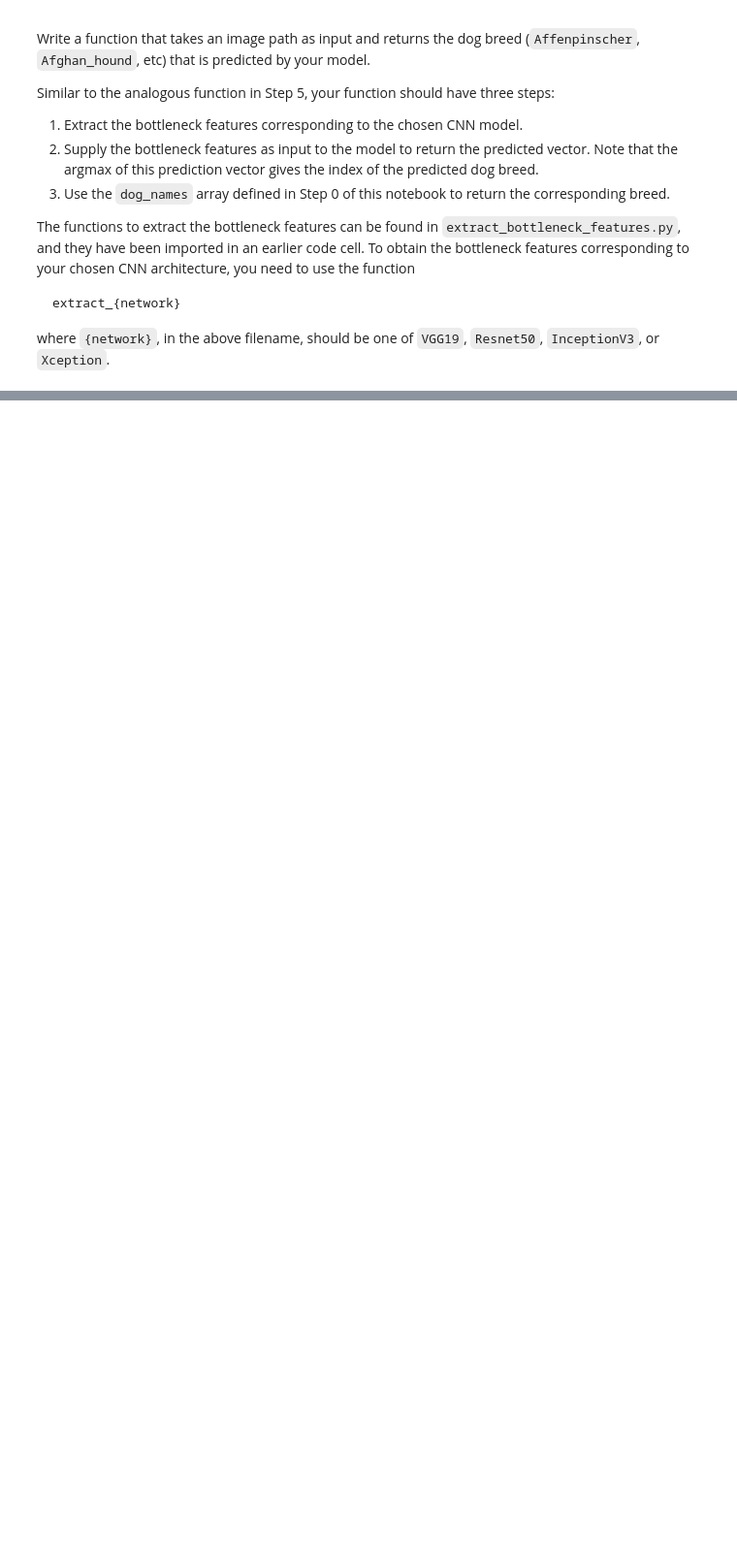
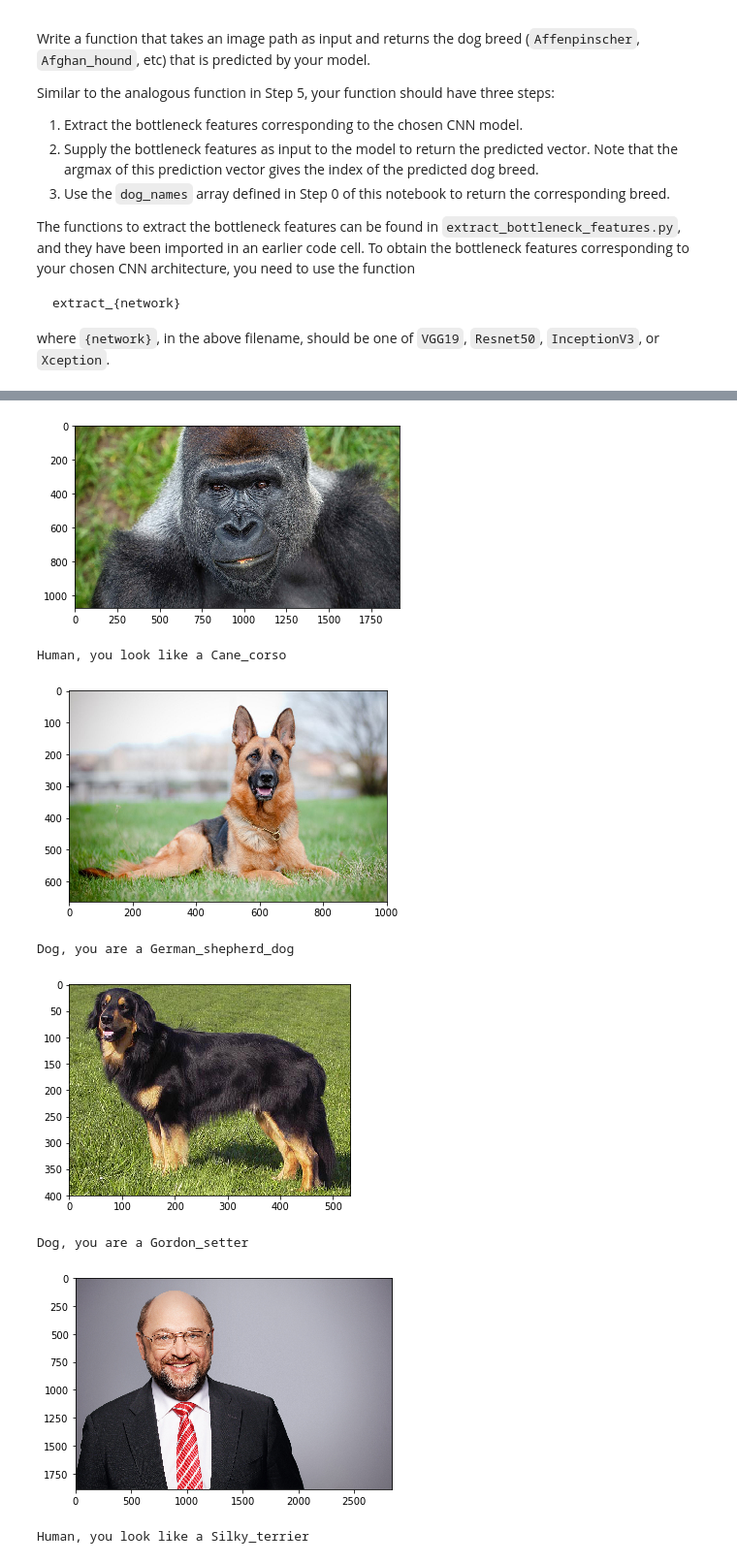
Before and after one commit to bn2302/dog-project, a Jupyter notebook: dog_app.ipynb, the cells around one changed output, grey strips where cells are left out. Shown at 97% size. Cells and saved outputs as stored; diff of their text form; code cells hidden in the pictures; blank space fills up the shorter version.

```diff
--- a/dog_app.ipynb
+++ b/dog_app.ipynb
@@ -800,3 +986,16 @@ Some sample output for our algorithm is provided below, but feel free to design
 # %%
-### TODO: Write your algorithm.
-### Feel free to use as many code cells as needed.
+## Execute your algorithm from Step 6 on
+## at least 6 images on your computer.
+## Feel free to use as many code cells as needed.
+
+for path in glob("testImages/*"):
+    predict(path, True)
+# %% [output]
+[figure, added]
+Human, you look like a Cane_corso
+[figure, added]
+Dog, you are a German_shepherd_dog
+[figure, added]
+Dog, you are a Gordon_setter
+[figure, added]
+Human, you look like a Silky_terrier
```
Also changed, not shown: parts of 17 cells of this notebook.
